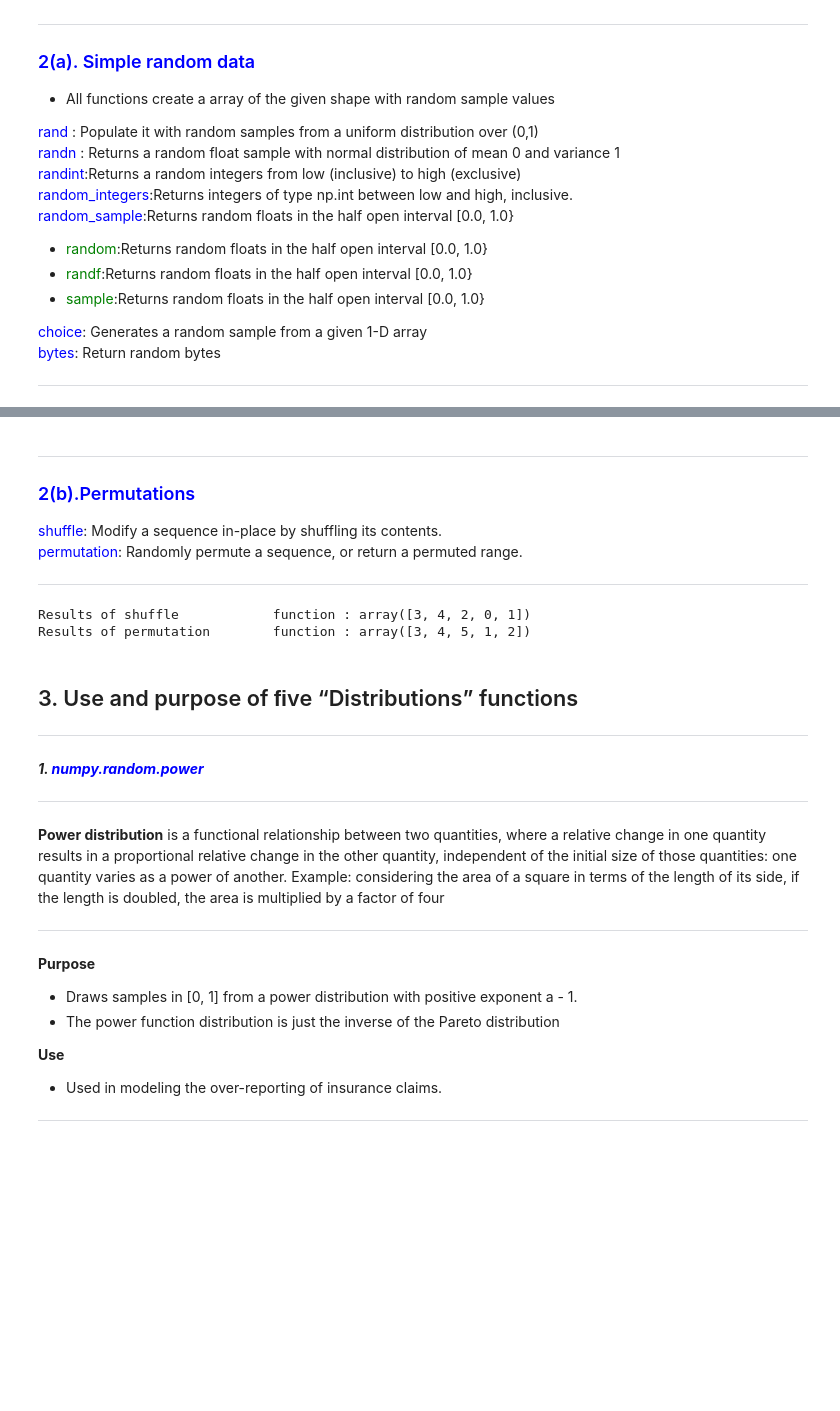
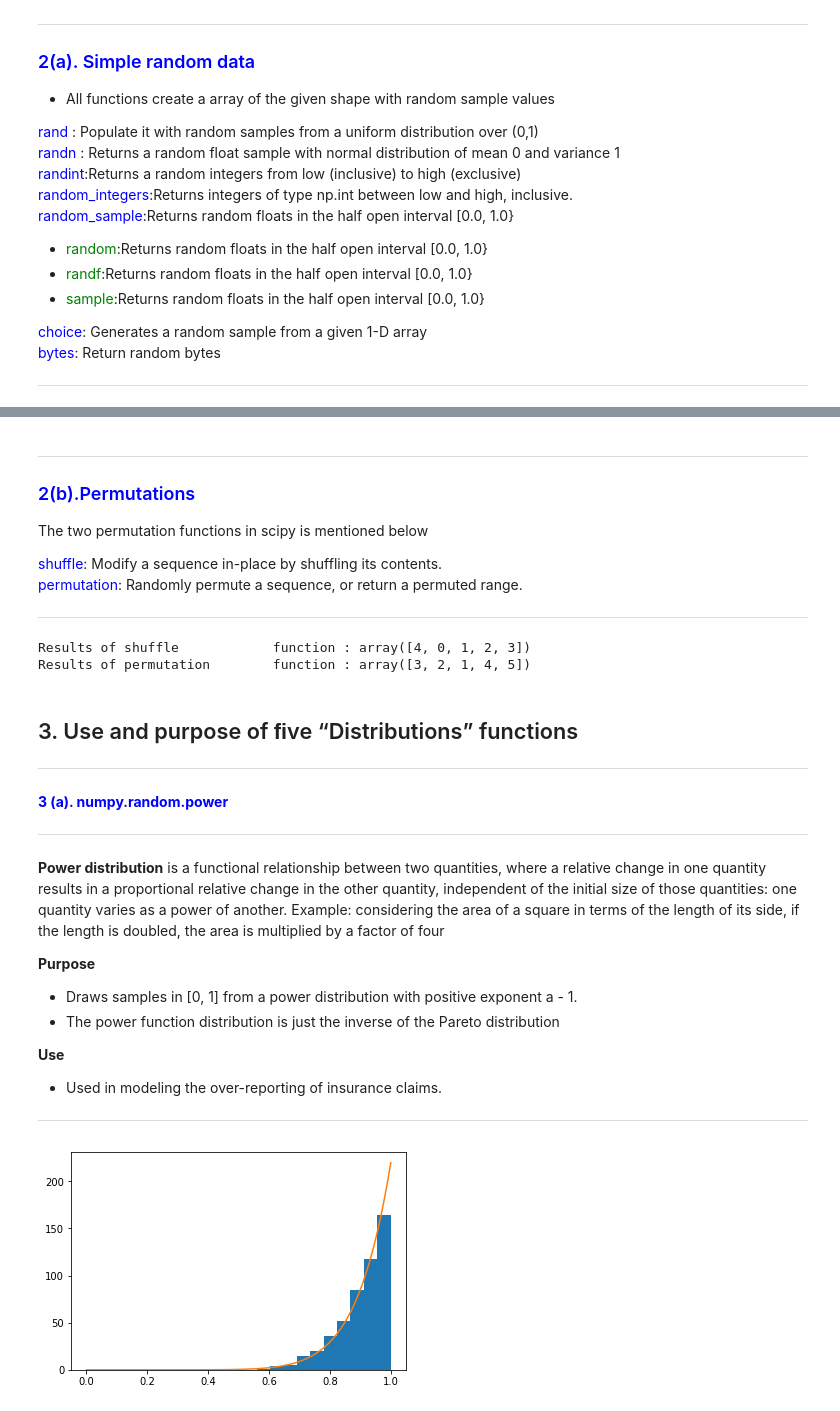
Before and after one commit to SomanathanSubramaniyan/Programming-for-Data-Analysis, a Jupyter notebook: Assignment-2018-Numpy.ipynb, the cells around one changed output, grey strips where cells are left out. Cells and saved outputs as stored; diff of their text form; code cells hidden in the pictures; blank space fills up the shorter version.

```diff
--- a/Assignment-2018-Numpy.ipynb
+++ b/Assignment-2018-Numpy.ipynb
@@ -80,36 +84,35 @@ Results of bytes           function : b'9B(\xe8\x03'
 
 ### <font color=blue> 2(b).Permutations </font>
 
+The two permutation functions in scipy is mentioned below
+
 <font color=blue>shuffle</font>: Modify a sequence in-place by shuffling its contents.<br>
 <font color=blue>permutation</font>: Randomly permute a sequence, or return a permuted range.<br>
 
 ***
 # %%
-# Usage of Permutations functions
-# shuffle and permutation
-# import numpy library
-import numpy as np#
+# Usage of Permutations functions # import numpy library
+import numpy as np
 
-#Define the size
+#Define the size, #Define the size,
 arr = np.arange(5)
-#Shuffle the results
 np.random.shuffle(arr)
+
+#Print the function name and the results
+print ("Results of shuffle            function"+ " : "+ '{0!r}'.format(arr))
+print ("Results of permutation        function"+ " : "+ '{0!r}'.format(np.random.permutation([1, 2, 3, 4, 5])))
+# %% [output]
+Results of shuffle            function : array([4, 0, 1, 2, 3])
+Results of permutation        function : array([3, 2, 1, 4, 5])
-# %%
-#Print the function name and the results
-print ("Results of shuffle            function"+ " : "+ '{0!r}'.format(arr))
-print ("Results of permutation        function"+ " : "+ '{0!r}'.format(np.random.permutation([1, 2, 3, 4, 5])))
-# %% [output]
-Results of shuffle            function : array([3, 4, 2, 0, 1])
-Results of permutation        function : array([3, 4, 5, 1, 2])
 # %% [markdown]
 
 ## 3. Use and purpose of ﬁve “Distributions” functions
 ***
 # %% [markdown]
-***1. <font color=blue> numpy.random.power </font>***
+**<font color=blue> 3 (a). numpy.random.power </font>**
 ***
 **Power distribution** is a functional relationship between two quantities, where a relative change in one quantity results in a proportional relative change in the other quantity, independent of the initial size of those quantities: one quantity varies as a power of another. Example: considering the area of a square in terms of the length of its side, if the length is doubled, the area is multiplied by a factor of four
-***
+
 
 **Purpose**
  - Draws samples in [0, 1] from a power distribution with positive exponent a - 1.
@@ -121,13 +124,20 @@ Results of permutation        function : array([3, 4, 5, 1, 2])
 # %%
 #import numpy library and maplot library
 import numpy as np
 import matplotlib.pyplot as plt
 
 #variable declarations and value definitions.  a -> exponent; samples -> Number of Samples
 #Use random power to generate samples and store the values in the variable s
-a,samples = 10,500
-s = np.random.power(a, samples)
-x = np.linspace(0, 1, 100)
+a, samples, s, x = 10, 500, np.random.power(a, samples), np.linspace(0, 1, 100)
 
 # calculate the Y value using power distribution funtion
 y = a*x**(a-1.)
+# Plot the histogram with the values of s; ignore the warning messages
+count, bins, ignored = plt.hist(s)
+
+#calculate normalised y and plot the graph
+normed_y = samples*np.diff(bins)[0]*y
+plt.plot(x, normed_y)
+plt.show()
+# %% [output]
+[figure, added]
```
Also changed, not shown: parts of 11 cells of this notebook.
